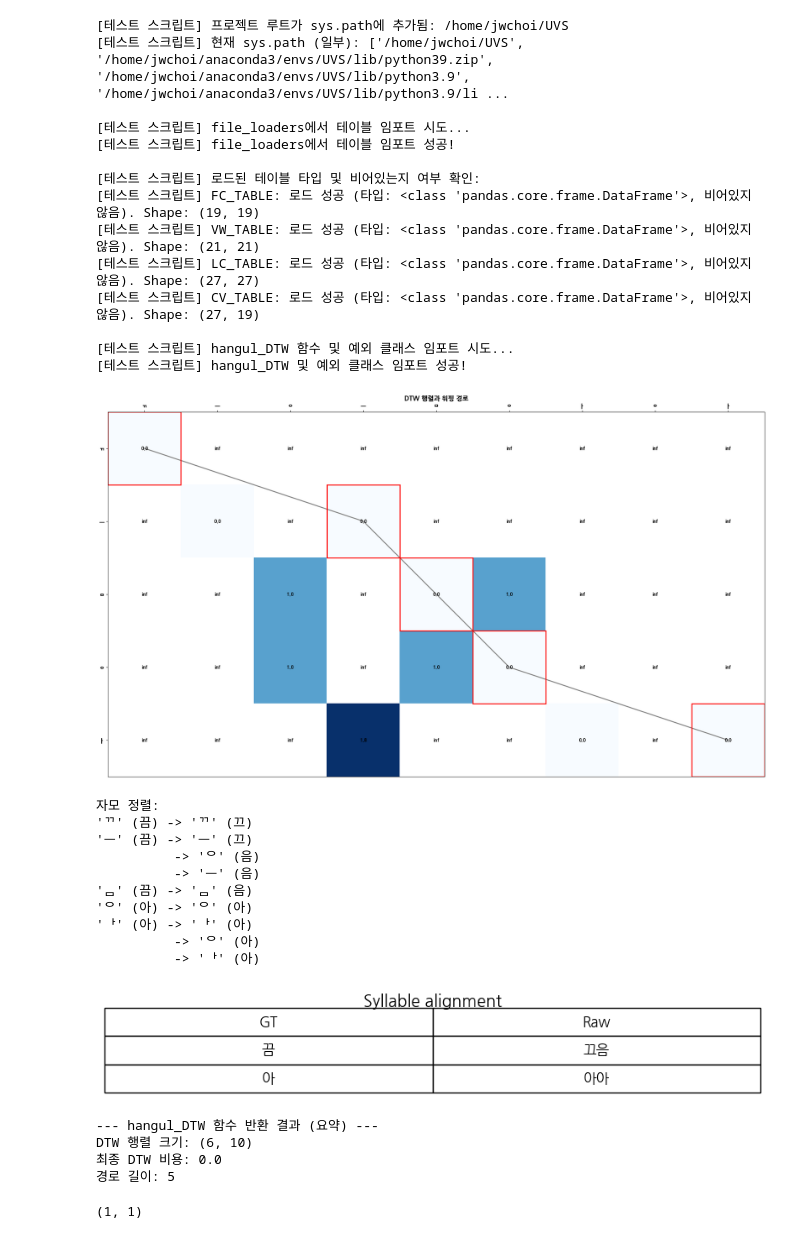
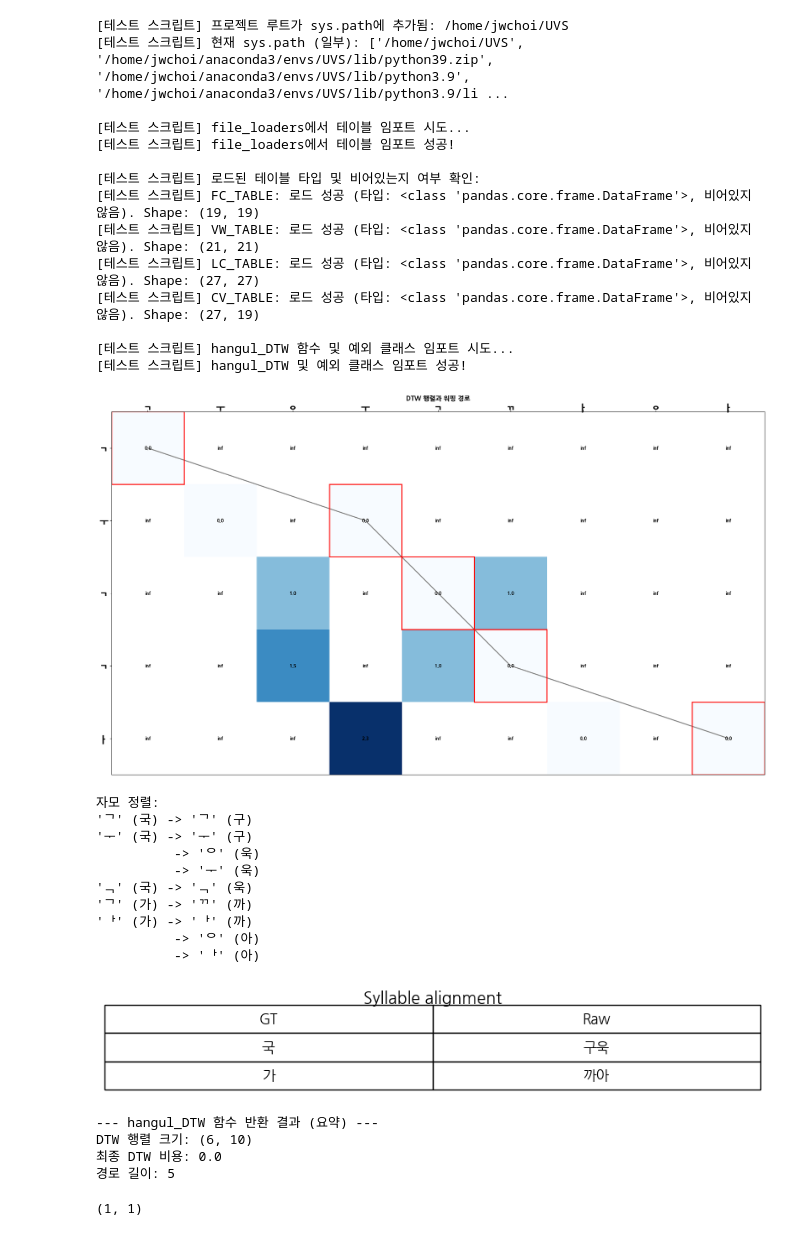
Before and after one commit to dirhq88/hangul_dtw, a Jupyter notebook: test.ipynb, the cells around one changed output. Cells and saved outputs as stored; diff of their text form; code cells hidden in the pictures.

```diff
--- a/test.ipynb
+++ b/test.ipynb
@@ -61,8 +61,8 @@ except Exception as e:
     sys.exit(1)
 
 # 테스트할 입력 문자열
-gt_text = "끔 아"
-raw_text = "끄음 아아"
+gt_text = "국가"
+raw_text = "구욱까아"
 #gt_text = " 나는 혼자서 모든 해내는 멋진 아이랍니다."
 #raw_text = "나아느은호온자아서어머어드은해에내에느은머엇찐아이라암니이다아"
 
@@ -95,42 +95,42 @@ except DTWCalculationError as e:
 except MappingError as e:
     print(f"\n[매핑 오류 발생] 파일: {e.filename if hasattr(e, 'filename') else 'N/A'}")
     print(f"메시지: {str(e)}")
     if hasattr(e, 'details') and e.details: print(f"상세 정보: {e.details}")
 except CharUtilsError as e:
     print(f"\n[자모 처리 오류 발생] 함수: {e.function_name if hasattr(e, 'function_name') else 'N/A'}, 입력: {e.char_input if hasattr(e, 'char_input') else 'N/A'}")
     print(f"메시지: {str(e)}")
 except HangulDTWError as e:
     print(f"\n[패키지 오류 발생] {type(e).__name__}")
     print(f"메시지: {str(e)}")
 except Exception as e:
     print(f"\n[예기치 않은 오류 발생] {type(e).__name__}")
     print(f"메시지: {str(e)}")
     import traceback
     traceback.print_exc()
 # %% [output]
 [테스트 스크립트] 프로젝트 루트가 sys.path에 추가됨: /home/jwchoi/UVS
 [테스트 스크립트] 현재 sys.path (일부): ['/home/jwchoi/UVS', '/home/jwchoi/anaconda3/envs/UVS/lib/python39.zip', '/home/jwchoi/anaconda3/envs/UVS/lib/python3.9', '/home/jwchoi/anaconda3/envs/UVS/lib/python3.9/li ...
 
 [테스트 스크립트] file_loaders에서 테이블 임포트 시도...
 [테스트 스크립트] file_loaders에서 테이블 임포트 성공!
 
 [테스트 스크립트] 로드된 테이블 타입 및 비어있는지 여부 확인:
 [테스트 스크립트] FC_TABLE: 로드 성공 (타입: <class 'pandas.core.frame.DataFrame'>, 비어있지 않음). Shape: (19, 19)
 [테스트 스크립트] VW_TABLE: 로드 성공 (타입: <class 'pandas.core.frame.DataFrame'>, 비어있지 않음). Shape: (21, 21)
 [테스트 스크립트] LC_TABLE: 로드 성공 (타입: <class 'pandas.core.frame.DataFrame'>, 비어있지 않음). Shape: (27, 27)
 [테스트 스크립트] CV_TABLE: 로드 성공 (타입: <class 'pandas.core.frame.DataFrame'>, 비어있지 않음). Shape: (27, 19)
 
 [테스트 스크립트] hangul_DTW 함수 및 예외 클래스 임포트 시도...
 [테스트 스크립트] hangul_DTW 및 예외 클래스 임포트 성공!
-[figure, old version]
+[figure, new version]
 자모 정렬:
-'ᄁ' (끔) -> 'ᄁ' (끄)
-'ᅳ' (끔) -> 'ᅳ' (끄)
-          -> 'ᄋ' (음)
-          -> 'ᅳ' (음)
-'ᆷ' (끔) -> 'ᆷ' (음)
-'ᄋ' (아) -> 'ᄋ' (아)
-'ᅡ' (아) -> 'ᅡ' (아)
+'ᄀ' (국) -> 'ᄀ' (구)
+'ᅮ' (국) -> 'ᅮ' (구)
+          -> 'ᄋ' (욱)
+          -> 'ᅮ' (욱)
+'ᆨ' (국) -> 'ᆨ' (욱)
+'ᄀ' (가) -> 'ᄁ' (까)
+'ᅡ' (가) -> 'ᅡ' (까)
           -> 'ᄋ' (아)
           -> 'ᅡ' (아)
 [figure]
```
Also changed, not shown: 4 other files.
